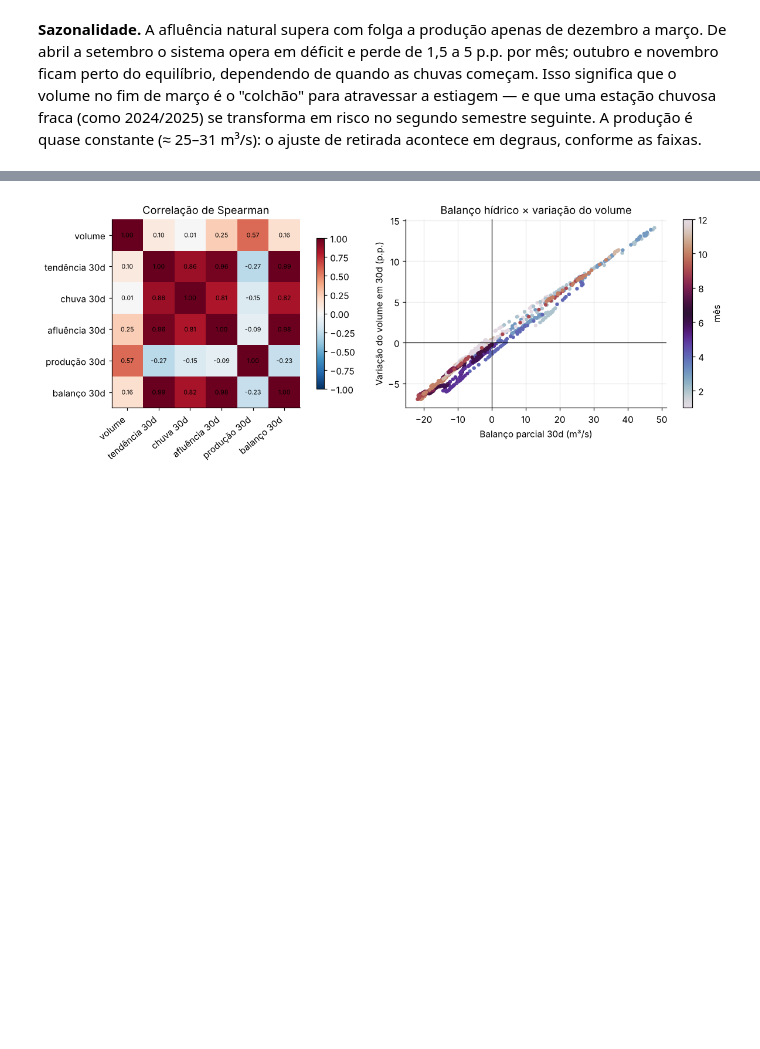
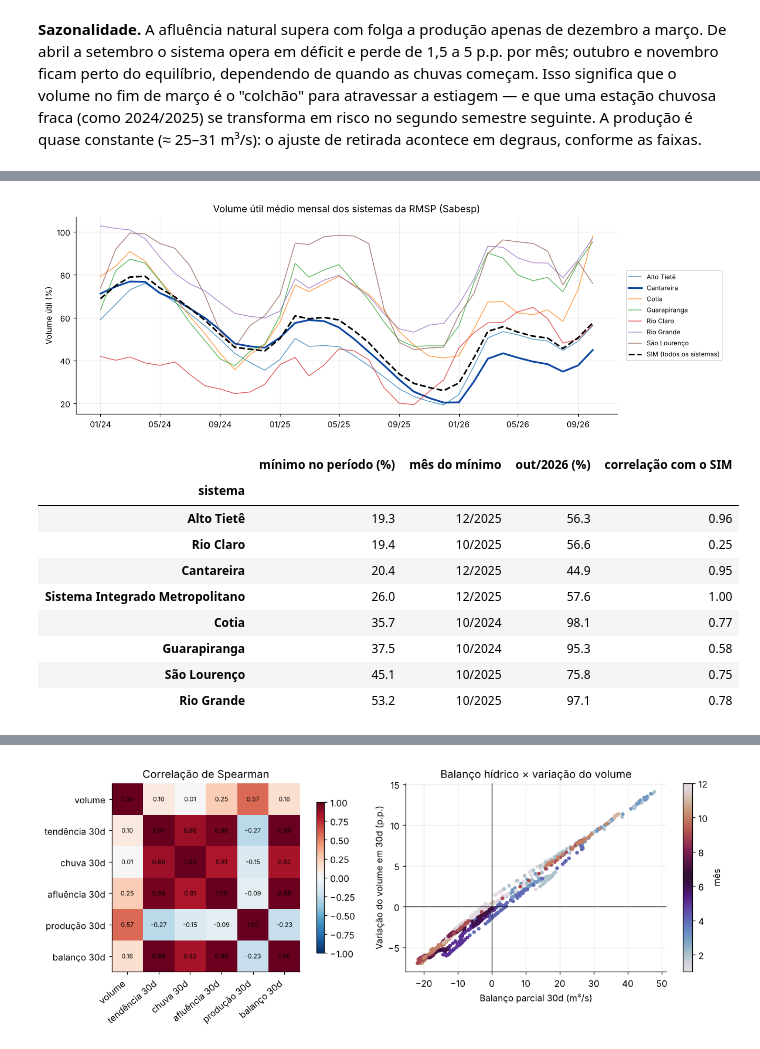
Before and after one commit to JoaoVictorAAbreu-Dev/gs-2026-dsa, a Jupyter notebook: notebooks/analise_risco_hidrico_cantareira.ipynb, the cells around one changed output, grey strips where cells are left out. Cells and saved outputs as stored; diff of their text form; code cells hidden in the pictures; blank space fills up the shorter version.

```diff
--- a/notebooks/analise_risco_hidrico_cantareira.ipynb
+++ b/notebooks/analise_risco_hidrico_cantareira.ipynb
@@ -207,0 +213,35 @@ mensal.round(1).T
+# %%
+rmsp = pd.read_csv(ROOT / "data" / "raw" / "mensal" / "sistemas_rmsp_2024_2026.csv", parse_dates=["mes"])
+cant_mensal = df.set_index("date").storage_pct.resample("MS").mean().loc[:"2026-10-01"]
+rmsp = pd.concat([rmsp, pd.DataFrame({"mes": cant_mensal.index, "sistema": "Cantareira",
+                                      "volume_util_pct": cant_mensal.values})], ignore_index=True)
+piv_rmsp = rmsp.pivot(index="mes", columns="sistema", values="volume_util_pct")
+
+fig, ax = plt.subplots(figsize=(12, 4.2))
+for nome in piv_rmsp.columns.drop("Sistema Integrado Metropolitano"):
+    ax.plot(piv_rmsp.index, piv_rmsp[nome], lw=2.2 if nome == "Cantareira" else 1,
+            color="#0d47a1" if nome == "Cantareira" else None, alpha=1 if nome == "Cantareira" else 0.75, label=nome)
+ax.plot(piv_rmsp.index, piv_rmsp["Sistema Integrado Metropolitano"], "k--", lw=2, label="SIM (todos os sistemas)")
+ax.set(title="Volume útil médio mensal dos sistemas da RMSP (Sabesp)", ylabel="Volume útil (%)")
+ax.legend(fontsize=8, loc="center left", bbox_to_anchor=(1.01, 0.5)); ax.xaxis.set_major_formatter(mdates.DateFormatter("%m/%y"))
+fig.tight_layout(); plt.show()
+
+resumo_rmsp = pd.DataFrame({
+    "mínimo no período (%)": piv_rmsp.min().round(1),
+    "mês do mínimo": piv_rmsp.idxmin().dt.strftime("%m/%Y"),
+    "out/2026 (%)": piv_rmsp.iloc[-1].round(1),
+    "correlação com o SIM": piv_rmsp.corr()["Sistema Integrado Metropolitano"].round(2),
+}).sort_values("mínimo no período (%)")
+resumo_rmsp
+# %% [output]
+[figure, added]
+|  | mínimo no período (%) | mês do mínimo | out/2026 (%) | correlação com o SIM |
+| sistema |  |  |  |  |
+| Alto Tietê | 19.3 | 12/2025 | 56.3 | 0.96 |
+| Rio Claro | 19.4 | 10/2025 | 56.6 | 0.25 |
+| Cantareira | 20.4 | 12/2025 | 44.9 | 0.95 |
+| Sistema Integrado Metropolitano | 26.0 | 12/2025 | 57.6 | 1.00 |
+| Cotia | 35.7 | 10/2024 | 98.1 | 0.77 |
+| Guarapiranga | 37.5 | 10/2024 | 95.3 | 0.58 |
+| São Lourenço | 45.1 | 10/2025 | 75.8 | 0.75 |
+| Rio Grande | 53.2 | 10/2025 | 97.1 | 0.78 |
```
Also changed, not shown: parts of 11 cells of this notebook, 11 other files.
